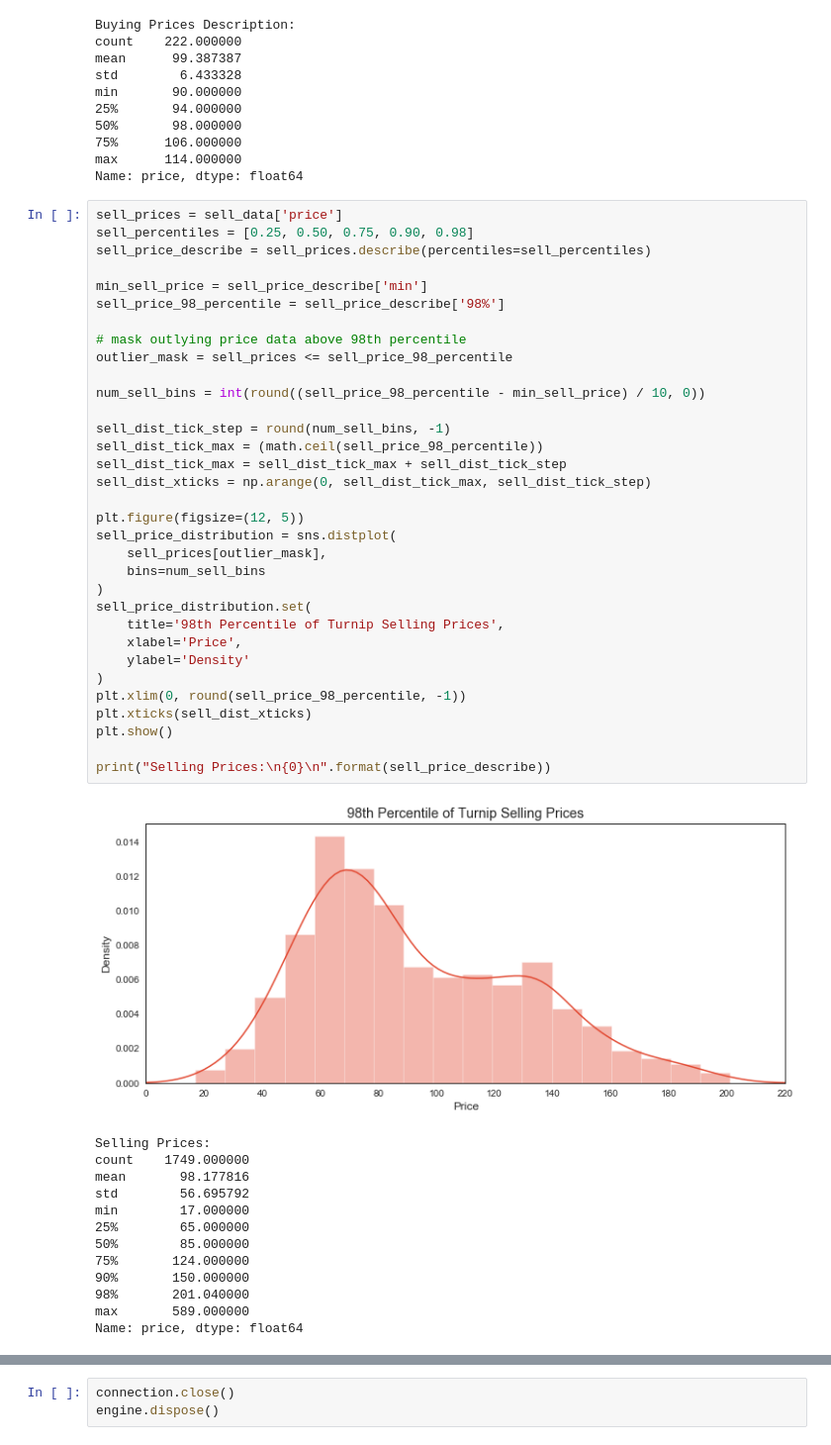
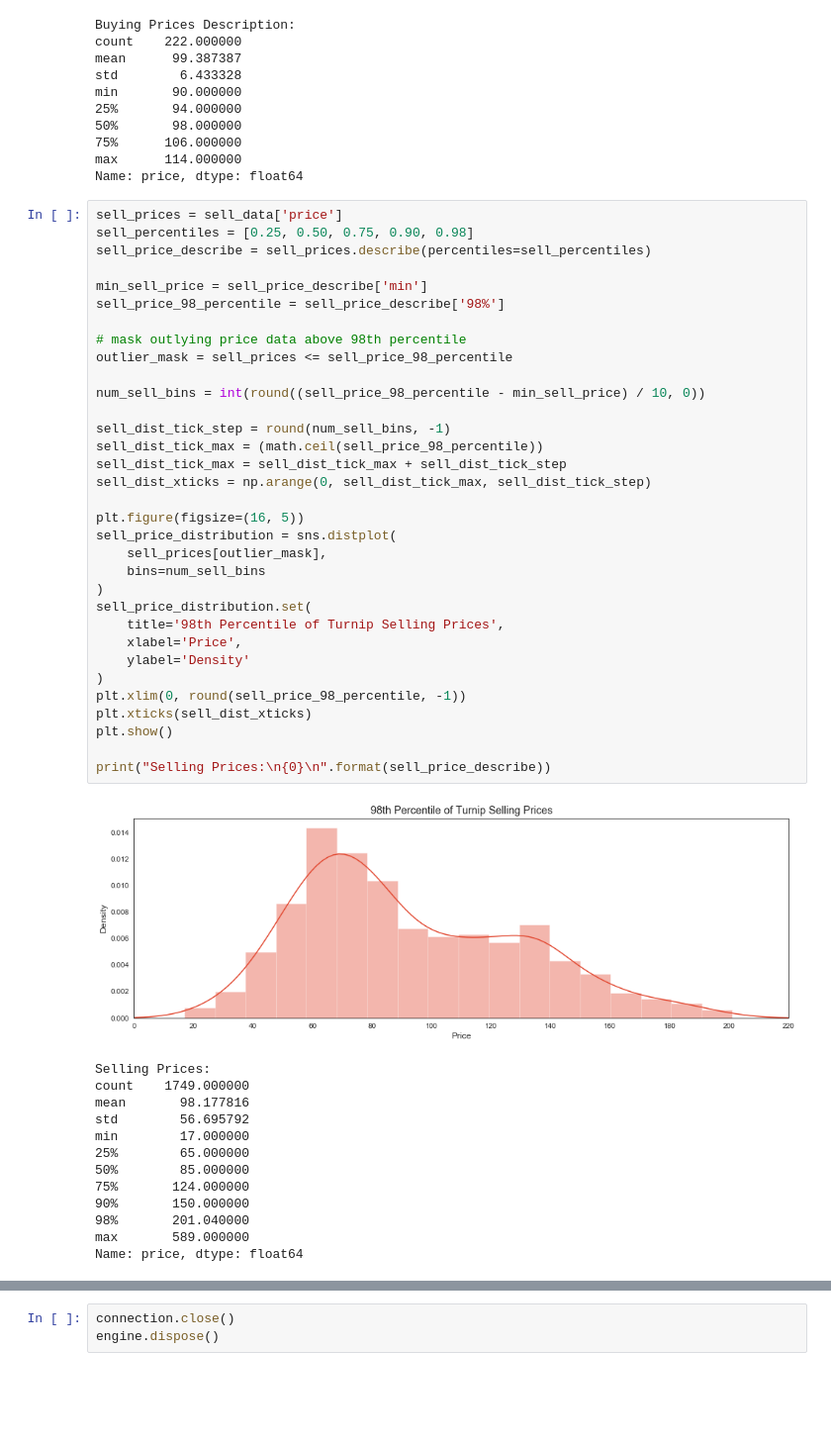
Before and after one commit to ys-lin14/acnh-clustering, a Jupyter notebook: data_exploration.ipynb, the cells around one changed output, grey strips where cells are left out. Shown: that part at 99% size. Cells and saved outputs as stored; diff of their text form; blank space fills up the shorter version.

```diff
--- a/data_exploration.ipynb
+++ b/data_exploration.ipynb
@@ -82,35 +161,35 @@ sell_percentiles = [0.25, 0.50, 0.75, 0.90, 0.98]
 sell_price_describe = sell_prices.describe(percentiles=sell_percentiles)
 
 min_sell_price = sell_price_describe['min']
 sell_price_98_percentile = sell_price_describe['98%']
 
 # mask outlying price data above 98th percentile
 outlier_mask = sell_prices <= sell_price_98_percentile
 
 num_sell_bins = int(round((sell_price_98_percentile - min_sell_price) / 10, 0))
 
 sell_dist_tick_step = round(num_sell_bins, -1)
 sell_dist_tick_max = (math.ceil(sell_price_98_percentile))
 sell_dist_tick_max = sell_dist_tick_max + sell_dist_tick_step
 sell_dist_xticks = np.arange(0, sell_dist_tick_max, sell_dist_tick_step)
 
-plt.figure(figsize=(12, 5))
+plt.figure(figsize=(16, 5))
 sell_price_distribution = sns.distplot(
     sell_prices[outlier_mask],
     bins=num_sell_bins
 )
 sell_price_distribution.set(
     title='98th Percentile of Turnip Selling Prices',
     xlabel='Price',
     ylabel='Density'
 )
 plt.xlim(0, round(sell_price_98_percentile, -1))
 plt.xticks(sell_dist_xticks)
 plt.show()
 
 print("Selling Prices:\n{0}\n".format(sell_price_describe))
 # %% [output]
-[figure, old version]
+[figure, new version]
 Selling Prices:
 count    1749.000000
 mean       98.177816
```
Also changed, not shown: parts of 7 cells of this notebook.
